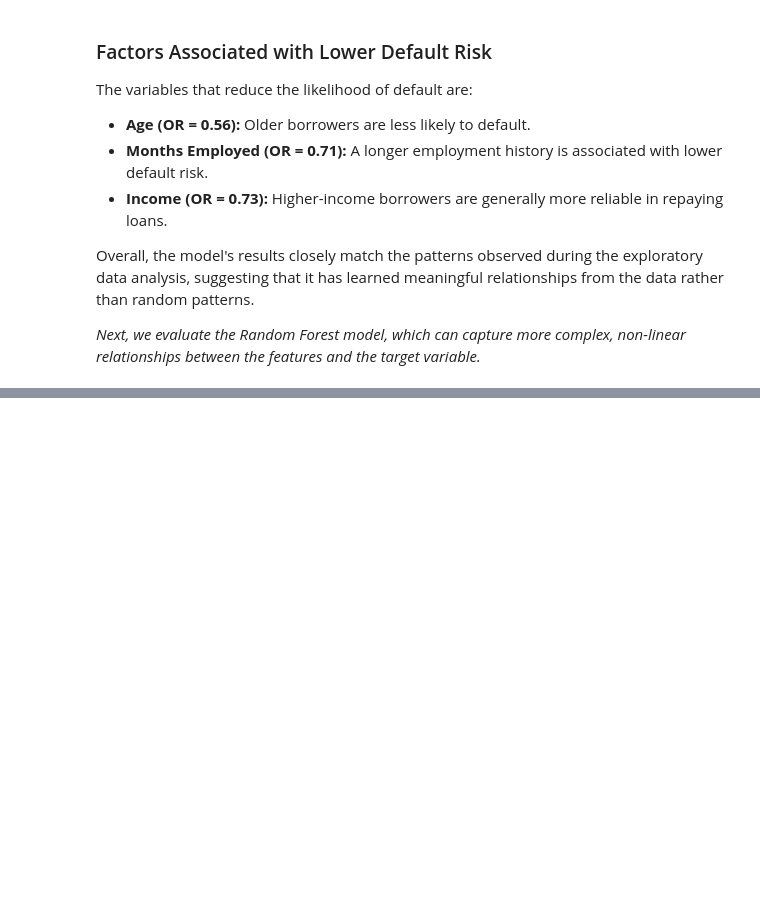
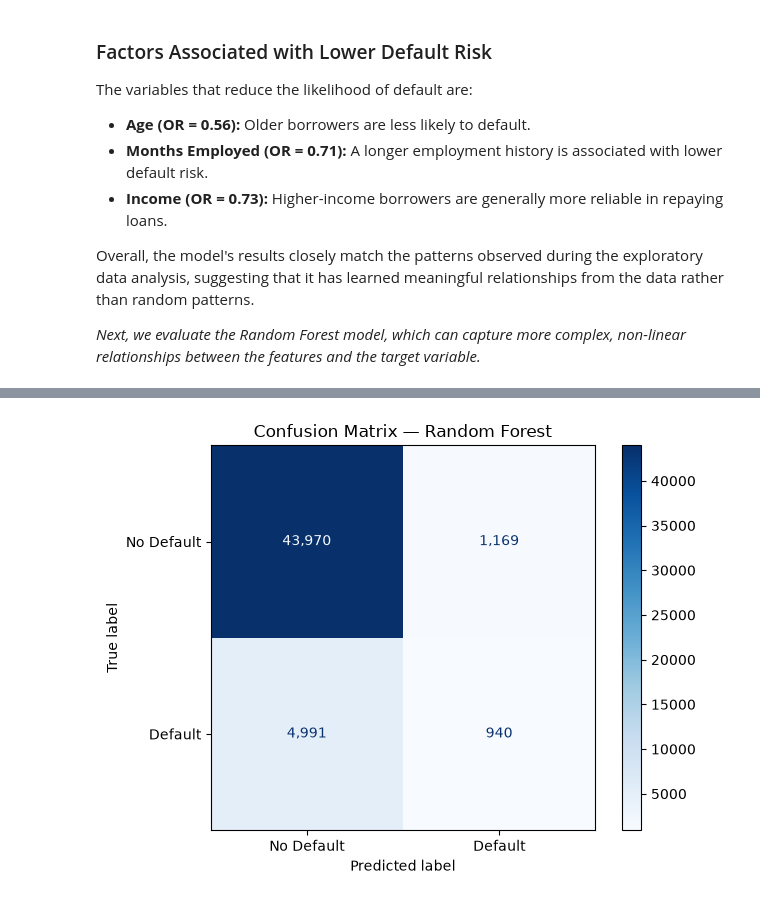
Before and after one commit to harshit87612/loan-default-prediction, a Jupyter notebook: notebooks/03_modeling.ipynb, the cells around one changed output, grey strips where cells are left out. Saved outputs shown, nothing was run; the diff lists cells and outputs as text; code cells hidden in the pictures; blank space fills up the shorter version.

```diff
--- a/notebooks/03_modeling.ipynb
+++ b/notebooks/03_modeling.ipynb
@@ -220,0 +272,12 @@ Overall, the model's results closely match the patterns observed during the expl
+# %%
+cm_rf = confusion_matrix(y_test, rf_pred)
+disp_rf = ConfusionMatrixDisplay(confusion_matrix=cm_rf,
+                                  display_labels=['No Default', 'Default'])
+disp_rf.plot(cmap='Blues')
+for text in disp_rf.text_.ravel():
+    text.set_text(f'{int(float(text.get_text())):,}')
+plt.title('Confusion Matrix — Random Forest')
+plt.tight_layout()
+plt.show()
+# %% [output]
+[figure, added]
```
Also changed, not shown: parts of 12 cells of this notebook.
